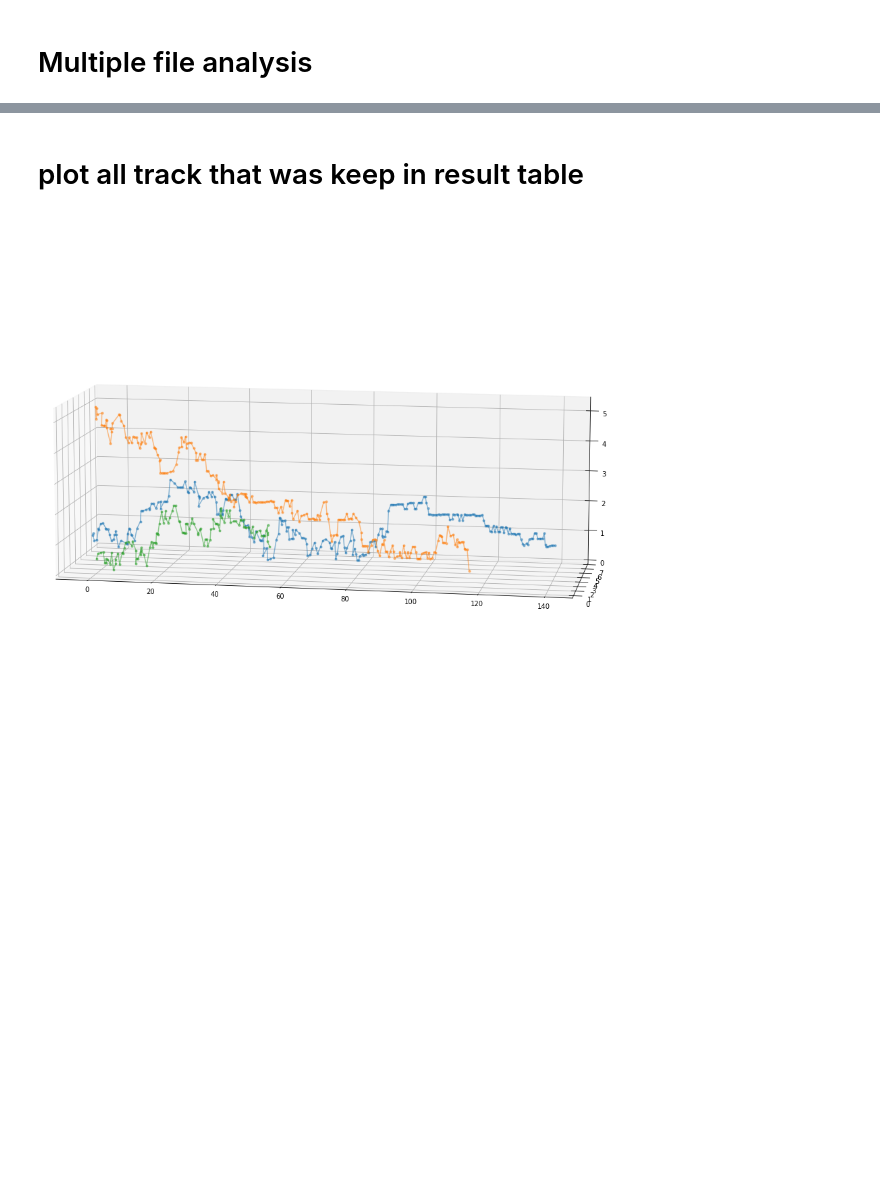
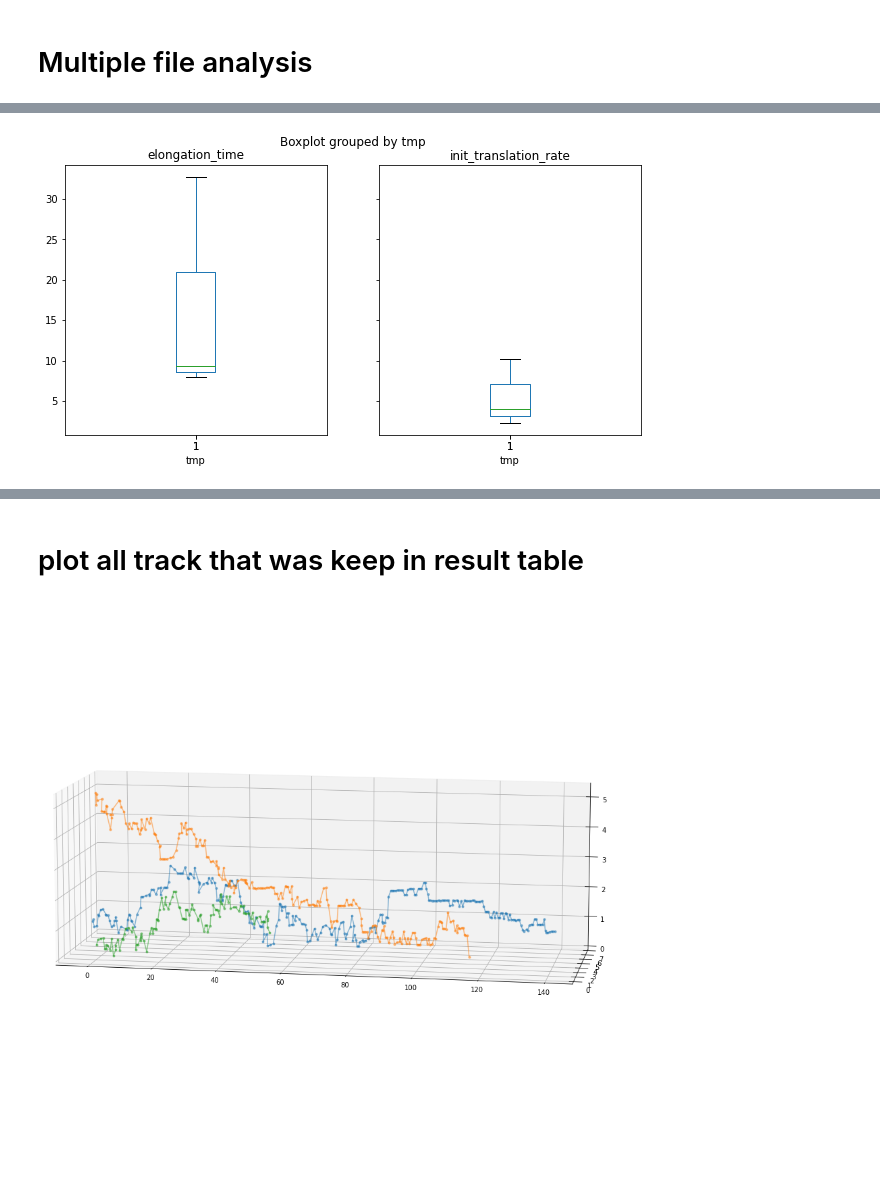
Before and after one commit to sophietheis/KineticAnalysis, a Jupyter notebook: notebook/Analyse_kinetic-Verification.ipynb, the cells around one changed output, grey strips where cells are left out. Saved outputs shown, nothing was run; the diff lists cells and outputs as text; code cells hidden in the pictures; blank space fills up the shorter version.

```diff
--- a/notebook/Analyse_kinetic-Verification.ipynb
+++ b/notebook/Analyse_kinetic-Verification.ipynb
@@ -159,0 +210,9 @@ fig, ax = result.boxplot(['elongation_time_norm', 'init_translation_rate_norm']
+# %%
+# result['elongation_time'] = pd.to_numeric(result['elongation_time'])
+fig, ax = result.boxplot(['elongation_time', 'init_translation_rate'] ,
+#                          by='file_name',
+                         by='tmp',
+                         grid=False,
+                         figsize=(10,5))
+# %% [output]
+[figure, added]
```
Also changed, not shown: parts of 12 cells of this notebook.
